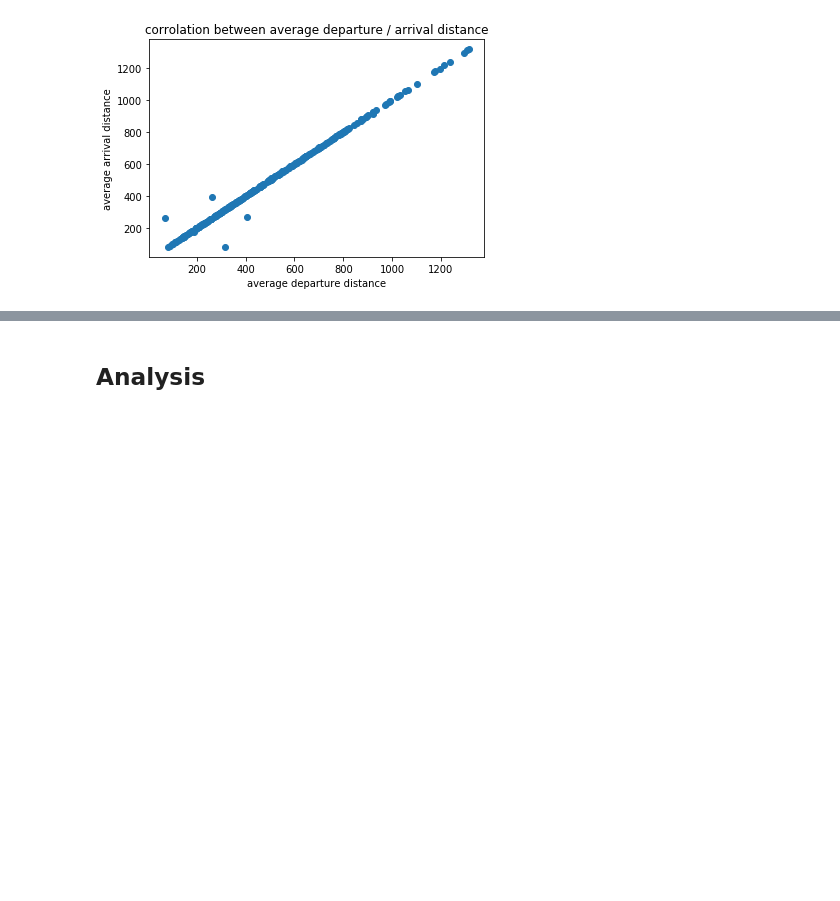
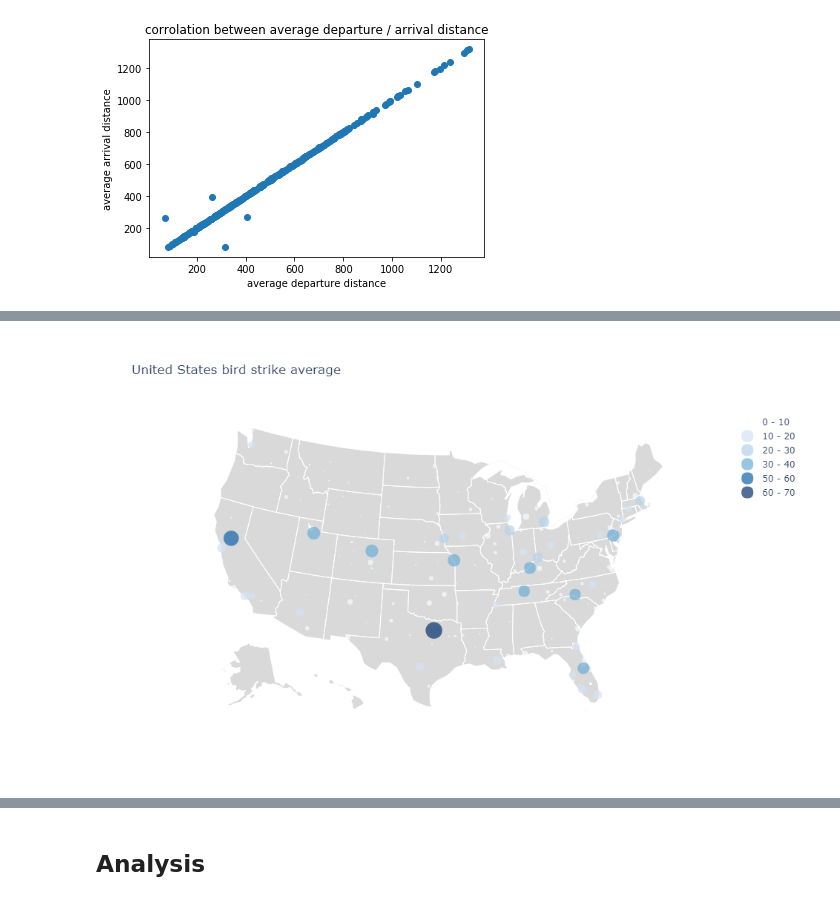
Before and after one commit to didyxdi/COGS108_final_project, a Jupyter notebook: Final Project.ipynb, the cells around one changed output, grey strips where cells are left out. Drawn from its saved outputs; the diff is of its cells as text; code cells hidden in the pictures; blank space fills up the shorter version.

```diff
--- a/Final Project.ipynb
+++ b/Final Project.ipynb
@@ -739,3 +789,13 @@ plt.ylabel("average arrival delay");
+# %%
+fig = generate_bubble_map(merged_X_df,
+                          column="strike_avg",
+                          limits=[(0,10),(10,20),(20,30),(30,40),(40,50),(50,60),(60,70)],
+                          color="blue",
+                          title='United States bird strike average')
+fig.write_image("images/bird.png",width=960,height=600)
+display(Image(filename='images/bird.png'))
+# %% [output]
+[figure, added]
 # %%
 fig = generate_bubble_map(merged_X_df,
                           column="pcp_avg",
```
Also changed, not shown: parts of 23 cells of this notebook, 5 other files.
